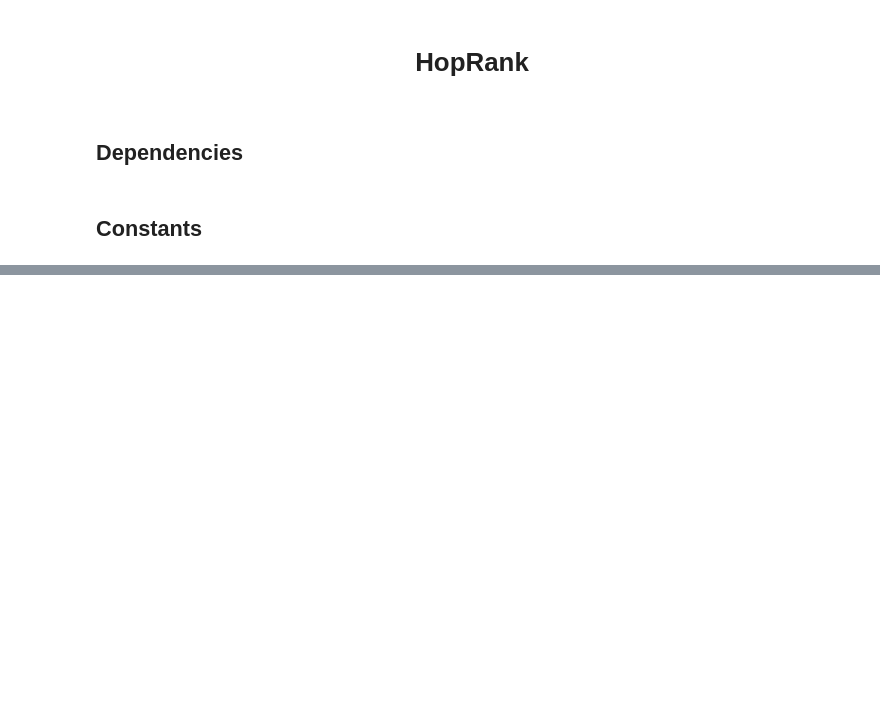
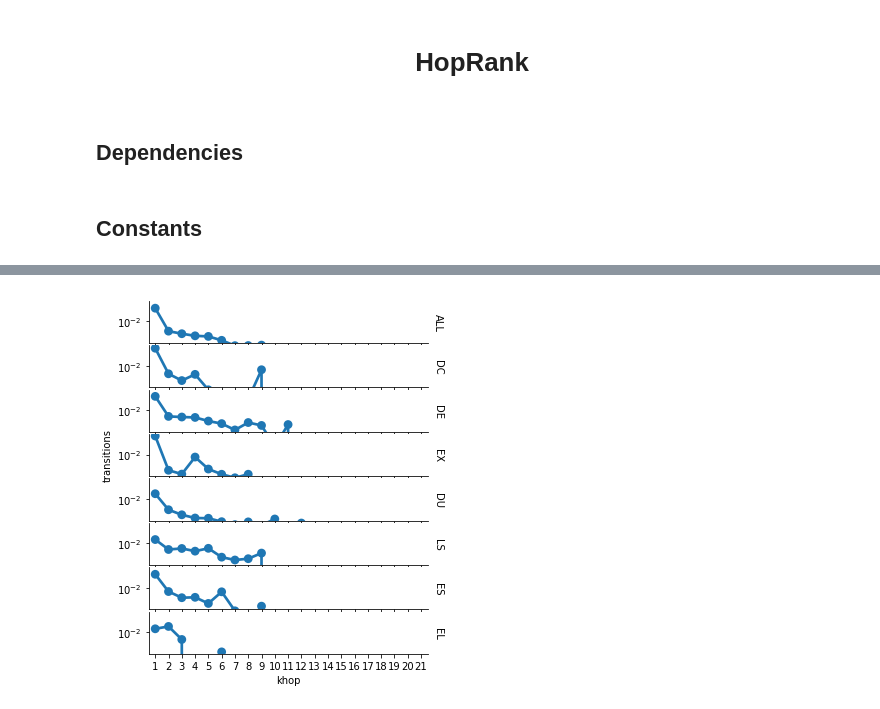
Before and after one commit to gesiscss/HopRank, a Jupyter notebook: HopRank.ipynb, the cells around one changed output, grey strips where cells are left out. Saved outputs shown, nothing was run; the diff lists cells and outputs as text; code cells hidden in the pictures; blank space fills up the shorter version.

```diff
--- a/HopRank.ipynb
+++ b/HopRank.ipynb
@@ -69,0 +308,22 @@ MIN_REQ = 1000
+# %%
+tmp = df_overlap.query("navitype!='HS' ")
+fg = sns.catplot(data=tmp,
+            x='khop',
+            y='transitions',
+            row='navitype',
+            kind='point',
+#             palette=sns.color_palette("BrBG", tmp.navitype.nunique()),
+            ci=None,
+            estimator=np.mean,
+            margin_titles=True,
+            )
+[plt.setp(ax.texts, text="") for ax in fg.axes.flat]
+fg.set_titles(row_template = '{row_name}')
+for i,ax in enumerate(fg.axes.flatten()):
+    ax.set_yscale('log')
+    if i!=int((len(fg.axes)-1)/2):
+        ax.set_ylabel('')
+fg.fig.set_figwidth(5)
+fg.fig.set_figheight(5)
+# %% [output]
+[figure, added]
```
Also changed, not shown: parts of 10 cells of this notebook, 5 other files.
